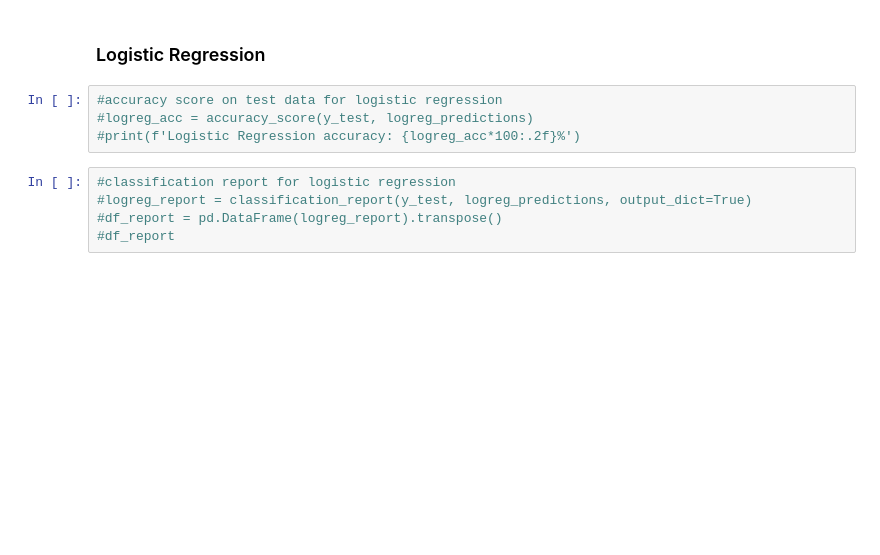
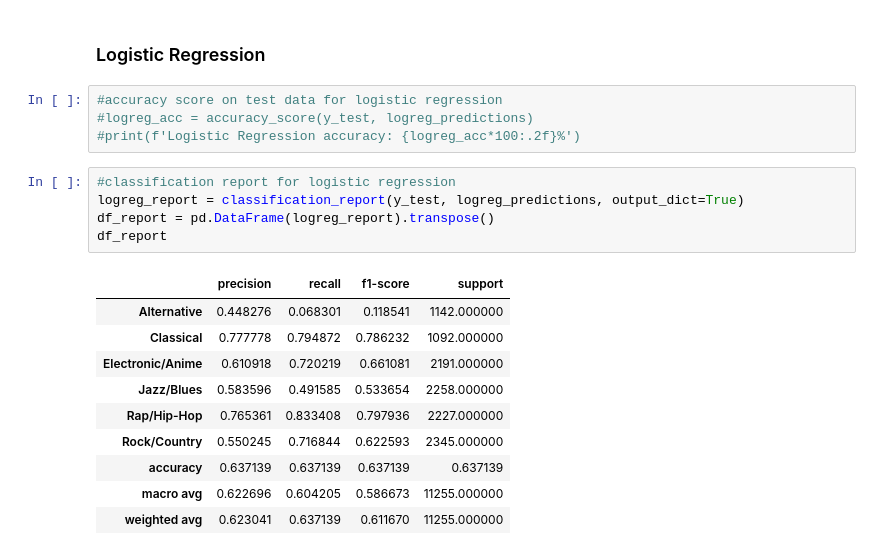
Before and after one commit to albertmirek/4iz566-py-music, a Jupyter notebook: main.ipynb, the cells around one changed output. Cells and saved outputs as stored; diff of their text form; blank space fills up the shorter version.

```diff
--- a/main.ipynb
+++ b/main.ipynb
@@ -609,8 +621,19 @@ plt.show()
 #print(f'Logistic Regression accuracy: {logreg_acc*100:.2f}%')
 # %%
 #classification report for logistic regression
-#logreg_report = classification_report(y_test, logreg_predictions, output_dict=True)
-#df_report = pd.DataFrame(logreg_report).transpose()
-#df_report
+logreg_report = classification_report(y_test, logreg_predictions, output_dict=True)
+df_report = pd.DataFrame(logreg_report).transpose()
+df_report
+# %% [output]
+|  | precision | recall | f1-score | support |
+| Alternative | 0.448276 | 0.068301 | 0.118541 | 1142.000000 |
+| Classical | 0.777778 | 0.794872 | 0.786232 | 1092.000000 |
+| Electronic/Anime | 0.610918 | 0.720219 | 0.661081 | 2191.000000 |
+| Jazz/Blues | 0.583596 | 0.491585 | 0.533654 | 2258.000000 |
+| Rap/Hip-Hop | 0.765361 | 0.833408 | 0.797936 | 2227.000000 |
+| Rock/Country | 0.550245 | 0.716844 | 0.622593 | 2345.000000 |
+| accuracy | 0.637139 | 0.637139 | 0.637139 | 0.637139 |
+| macro avg | 0.622696 | 0.604205 | 0.586673 | 11255.000000 |
+| weighted avg | 0.623041 | 0.637139 | 0.611670 | 11255.000000 |
 # %%
 #confusion metrix for logistic regression
```
Also changed, not shown: parts of 22 cells of this notebook, 1 other file.
